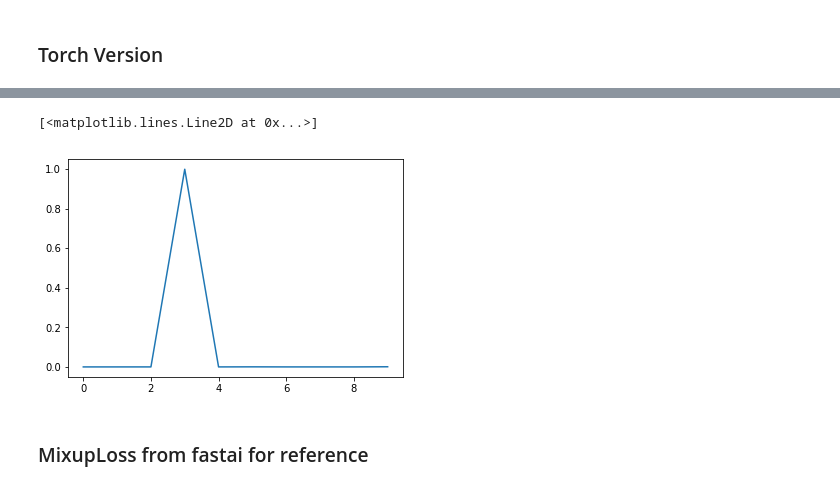
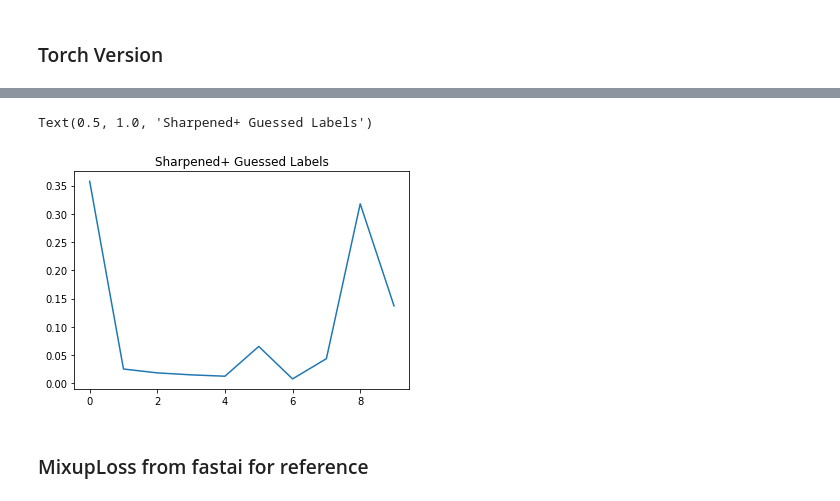
Before and after one commit to sshleifer/mixmatch, a Jupyter notebook: MixMatch.ipynb, the cells around one changed output, grey strips where cells are left out. Drawn from its saved outputs; the diff is of its cells as text; code cells hidden in the pictures.

```diff
--- a/MixMatch.ipynb
+++ b/MixMatch.ipynb
@@ -68,7 +68,7 @@ loader.model = model
 optimizer = Adam(model.parameters(),lr=.0001)
 loss_fn = MixMatchLoss()
 losses = []
-for i in tqdm_notebook(range(10)
+for i in tqdm_notebook(range(10)):
     for xb,yb in loader:
         optimizer.zero_grad()
         preds = F.softmax(model.forward(xb), dim=1)
@@ -97,8 +93,9 @@ plt.imshow(xb[0].detach().numpy()[0])
 # %%
-plt.plot(yb[0].detach().numpy())
+plt.plot(yb[-1].detach().numpy())
+plt.title('Sharpened+ Guessed Labels')
 # %% [output]
-[<matplotlib.lines.Line2D at 0x...>]
+Text(0.5, 1.0, 'Sharpened+ Guessed Labels')
-[figure, old version]
+[figure, new version]
 # %% [markdown]
 ### MixupLoss from fastai for reference
 # %%
```
Also changed, not shown: parts of 3 cells of this notebook.
